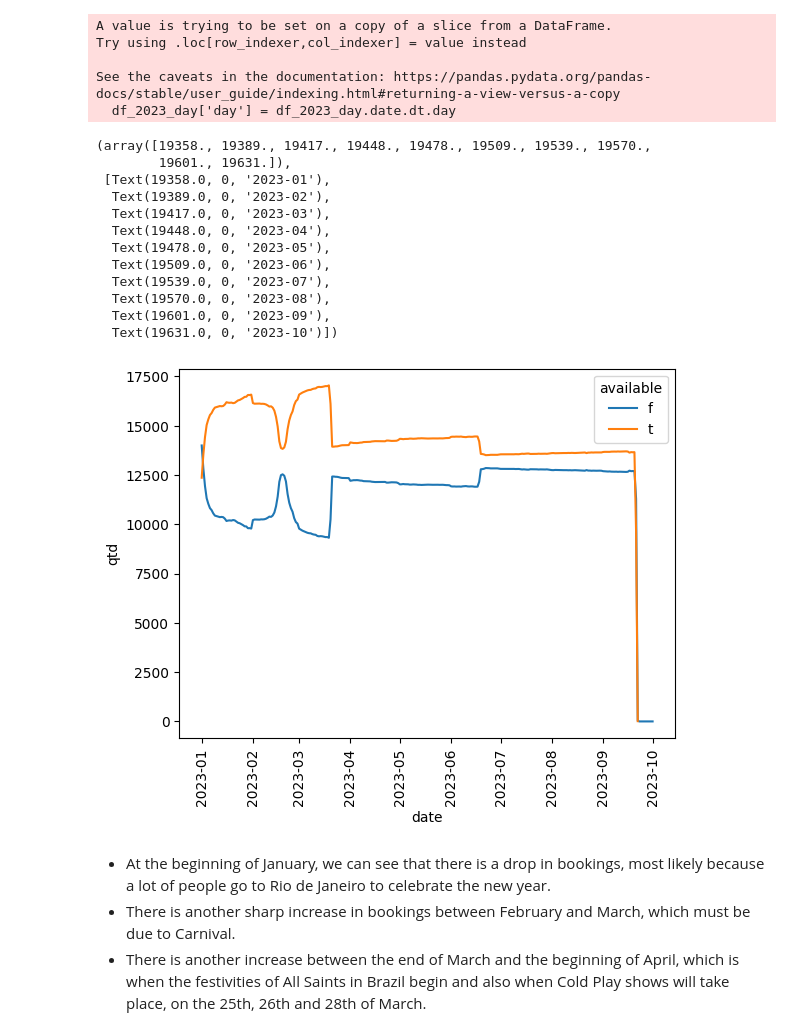
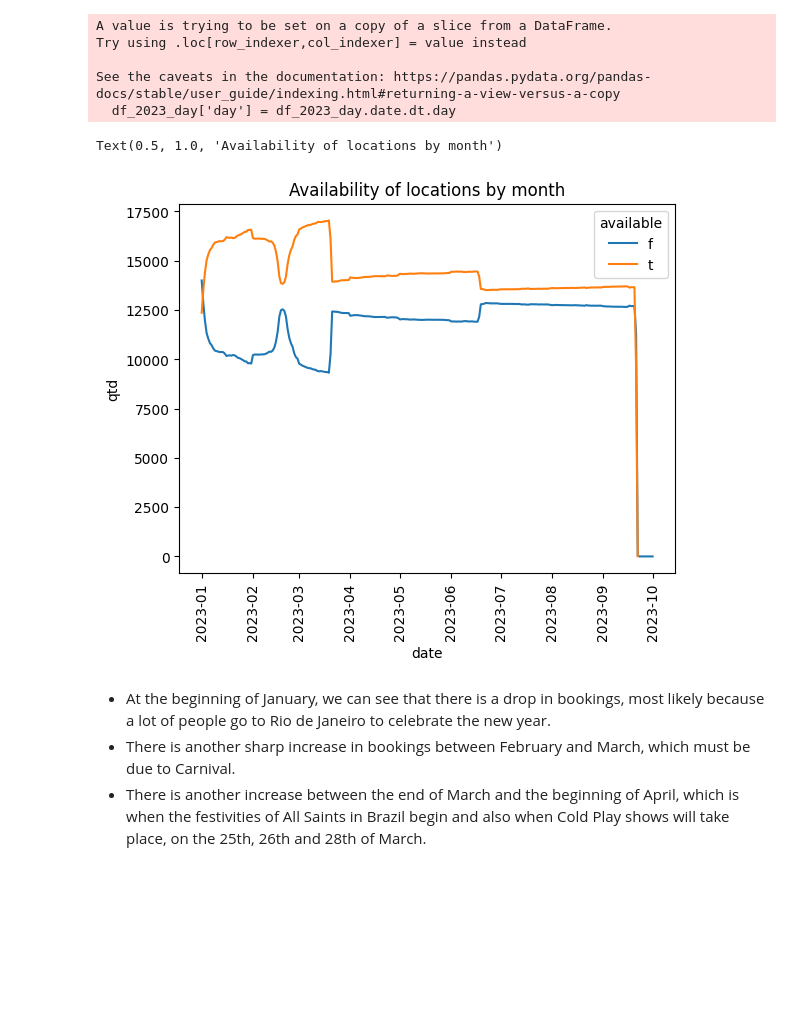
Before and after one commit to dnsrsdata/Airbnb_Analysis, a Jupyter notebook: notebooks/eda_analisys.ipynb, the cells around one changed output. Drawn from its saved outputs; the diff is of its cells as text; code cells hidden in the pictures; blank space fills up the shorter version.

```diff
--- a/notebooks/eda_analisys.ipynb
+++ b/notebooks/eda_analisys.ipynb
@@ -244,21 +247,11 @@ df_t.reset_index(inplace=True)
 # %%
 # Plotting a graph
 sns.lineplot(data = df_t, x = 'date', y = 'qtd', hue = 'available')
 plt.xticks(rotation = 90)
+plt.title('Availability of locations by month')
 # %% [output]
-(array([19358., 19389., 19417., 19448., 19478., 19509., 19539., 19570.,
-        19601., 19631.]),
- [Text(19358.0, 0, '2023-01'),
-  Text(19389.0, 0, '2023-02'),
-  Text(19417.0, 0, '2023-03'),
-  Text(19448.0, 0, '2023-04'),
-  Text(19478.0, 0, '2023-05'),
-  Text(19509.0, 0, '2023-06'),
-  Text(19539.0, 0, '2023-07'),
-  Text(19570.0, 0, '2023-08'),
-  Text(19601.0, 0, '2023-09'),
-  Text(19631.0, 0, '2023-10')])
+Text(0.5, 1.0, 'Availability of locations by month')
-[figure, old version]
+[figure, new version]
 # %% [markdown]
 - At the beginning of January, we can see that there is a drop in bookings, most likely because a lot of people go to Rio de Janeiro to celebrate the new year.
 - There is another sharp increase in bookings between February and March, which must be due to Carnival.
```
Also changed, not shown: parts of 2 cells of this notebook.
